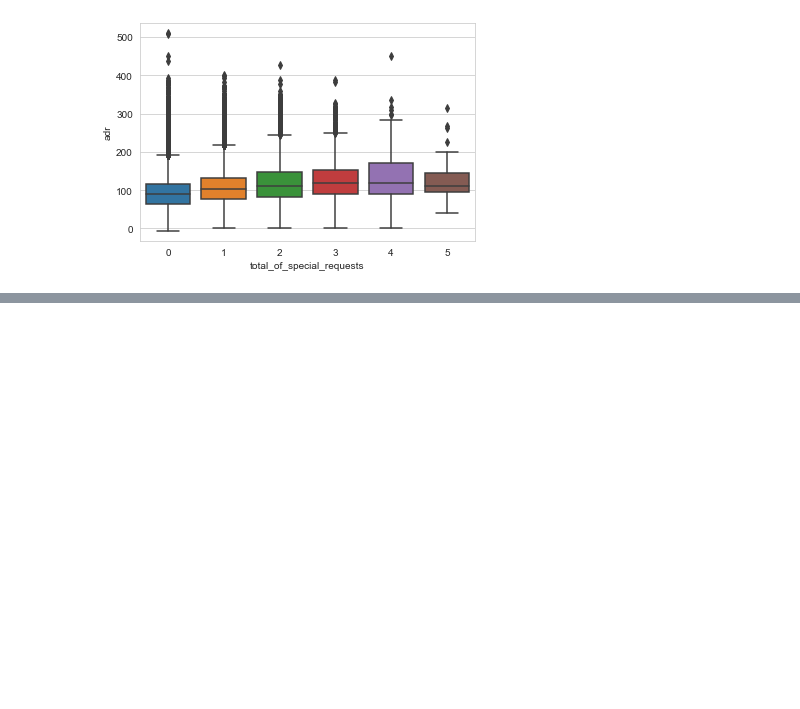
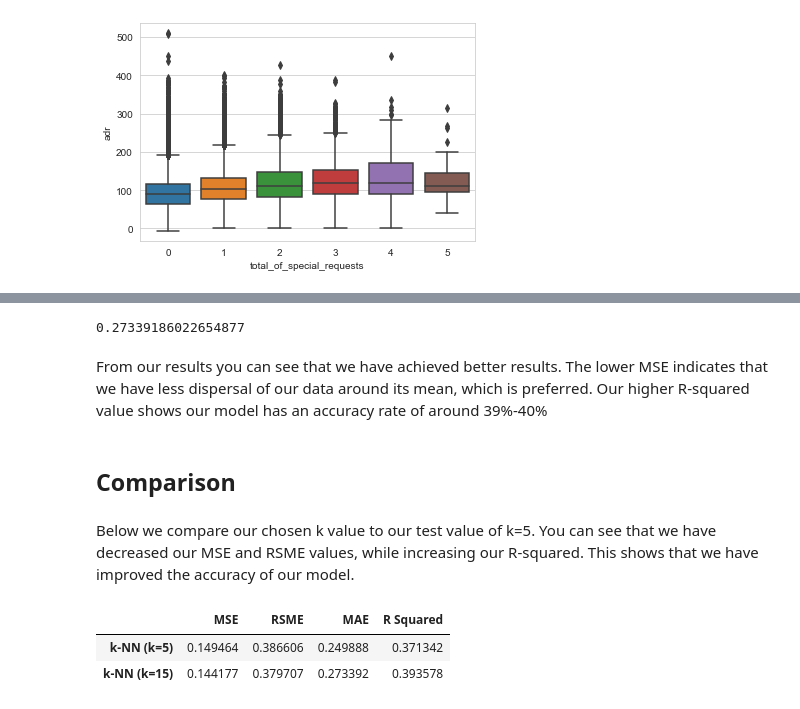
Before and after one commit to lcwy96/5520-group-project, a Jupyter notebook: 5520 Group Project.ipynb, the cells around one changed output, grey strips where cells are left out. Saved outputs shown, nothing was run; the diff lists cells and outputs as text; code cells hidden in the pictures; blank space fills up the shorter version.

```diff
--- a/5520 Group Project.ipynb
+++ b/5520 Group Project.ipynb
@@ -899,0 +1123,8 @@ plt.xticks(rotation=45)
+# %%
+from sklearn import neighbors
+
+knn15 = neighbors.KNeighborsRegressor(n_neighbors=15,
+                                     weights="uniform",
+                                     algorithm="auto")
+# %%
+knn15.fit(train_X_scale, train_y)
@@ -899,0 +1135,2 @@ plt.xticks(rotation=45)
+# %%
+pred_y_knn15 = knn15.predict(test_X_scale)
@@ -899,0 +1152,27 @@ plt.xticks(rotation=45)
+# %%
+#MAE
+metrics.mean_absolute_error(test_y, pred_y_knn15)
+# %% [output]
+0.27339186022654877
+# %% [markdown]
+From our results you can see that we have achieved better results.  The lower MSE indicates that we have less dispersal of our data around its mean, which is preferred.  Our higher R-squared value shows our model has an accuracy rate of around 39%-40%
+# %% [markdown]
+## Comparison
+# %% [markdown]
+Below we compare our chosen k value to our test value of k=5.  You can see that we have decreased our MSE and RSME values, while increasing our R-squared.  This shows that we have improved the accuracy of our model.
+# %%
+mse = [metrics.mean_squared_error(test_y, pred_y_knn5),
+       metrics.mean_squared_error(test_y, pred_y_knn15)]
+rsme = [sqrt(metrics.mean_squared_error(test_y, pred_y_knn5)),
+        sqrt(metrics.mean_squared_error(test_y, pred_y_knn15))]
+mae = [metrics.mean_absolute_error(test_y, pred_y_knn5),
+       metrics.mean_absolute_error(test_y, pred_y_knn15)]
+r2 = [metrics.r2_score(test_y, pred_y_knn5),
+      metrics.r2_score(test_y, pred_y_knn15)]
+# %%
+pd.DataFrame({"MSE":mse, "RSME":rsme, "MAE":mae, "R Squared":r2},
+             index = ["k-NN (k=5)", "k-NN (k=15)"])
+# %% [output]
+|  | MSE | RSME | MAE | R Squared |
+| k-NN (k=5) | 0.149464 | 0.386606 | 0.249888 | 0.371342 |
+| k-NN (k=15) | 0.144177 | 0.379707 | 0.273392 | 0.393578 |
```
Also changed, not shown: parts of 82 cells of this notebook.
